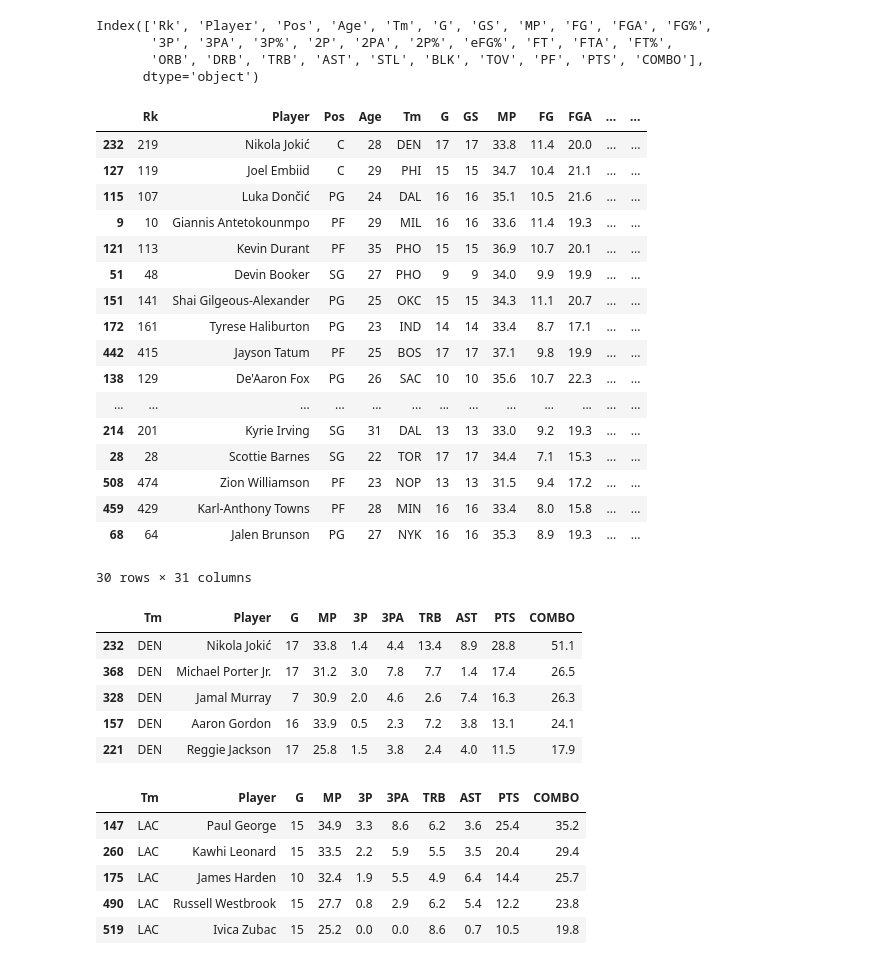
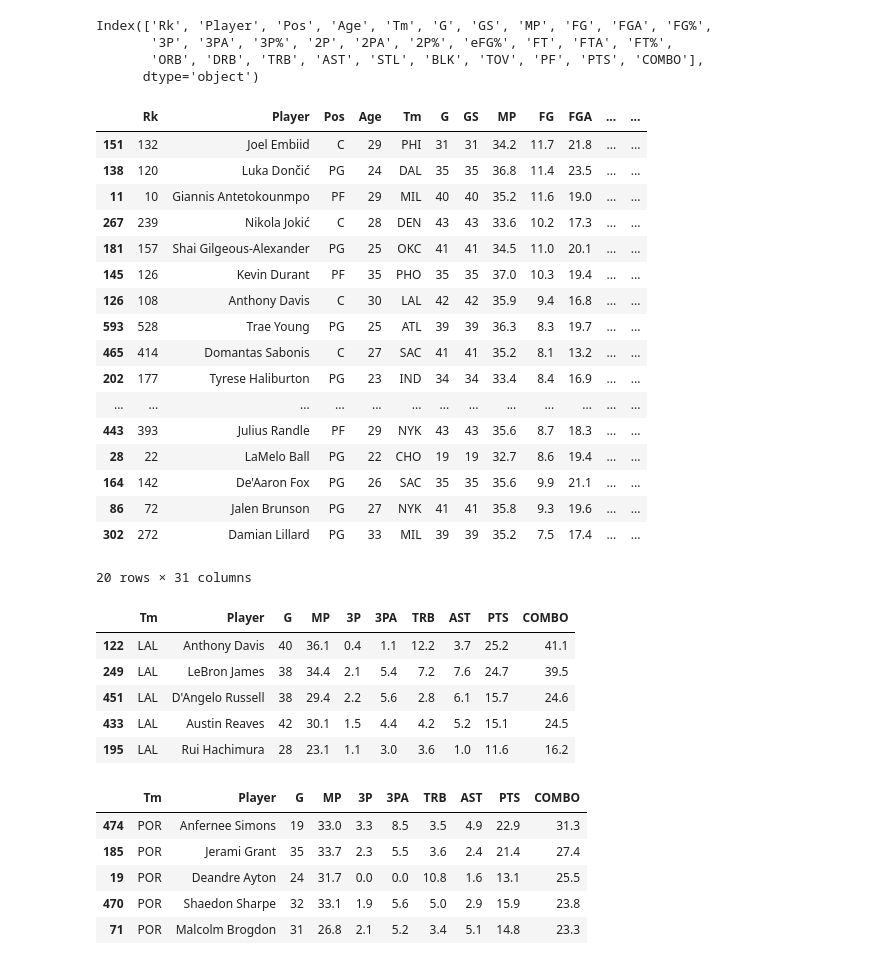
Before and after one commit to Aryan61905/SPIDE, a Jupyter notebook: Phase2/Notebooks/COMBO.ipynb, the cells around one changed output. Drawn from its saved outputs; the diff is of its cells as text; code cells hidden in the pictures.

```diff
--- a/Phase2/Notebooks/COMBO.ipynb
+++ b/Phase2/Notebooks/COMBO.ipynb
@@ -31,44 +31,44 @@ for team_name, group_data in grouped_teams:
 
 # Access each team's DataFrame using the team name
 # %%
-df.head(30)
+df.head(20)
 # %% [output]
 |  | Rk | Player | Pos | Age | Tm | G | GS | MP | FG | FGA | ... | ... |
-| 232 | 219 | Nikola Jokić | C | 28 | DEN | 17 | 17 | 33.8 | 11.4 | 20.0 | ... | ... |
-| 127 | 119 | Joel Embiid | C | 29 | PHI | 15 | 15 | 34.7 | 10.4 | 21.1 | ... | ... |
-| 115 | 107 | Luka Dončić | PG | 24 | DAL | 16 | 16 | 35.1 | 10.5 | 21.6 | ... | ... |
-| 9 | 10 | Giannis Antetokounmpo | PF | 29 | MIL | 16 | 16 | 33.6 | 11.4 | 19.3 | ... | ... |
-| 121 | 113 | Kevin Durant | PF | 35 | PHO | 15 | 15 | 36.9 | 10.7 | 20.1 | ... | ... |
-| 51 | 48 | Devin Booker | SG | 27 | PHO | 9 | 9 | 34.0 | 9.9 | 19.9 | ... | ... |
-| 151 | 141 | Shai Gilgeous-Alexander | PG | 25 | OKC | 15 | 15 | 34.3 | 11.1 | 20.7 | ... | ... |
-| 172 | 161 | Tyrese Haliburton | PG | 23 | IND | 14 | 14 | 33.4 | 8.7 | 17.1 | ... | ... |
-| 442 | 415 | Jayson Tatum | PF | 25 | BOS | 17 | 17 | 37.1 | 9.8 | 19.9 | ... | ... |
-| 138 | 129 | De'Aaron Fox | PG | 26 | SAC | 10 | 10 | 35.6 | 10.7 | 22.3 | ... | ... |
+| 151 | 132 | Joel Embiid | C | 29 | PHI | 31 | 31 | 34.2 | 11.7 | 21.8 | ... | ... |
+| 138 | 120 | Luka Dončić | PG | 24 | DAL | 35 | 35 | 36.8 | 11.4 | 23.5 | ... | ... |
+| 11 | 10 | Giannis Antetokounmpo | PF | 29 | MIL | 40 | 40 | 35.2 | 11.6 | 19.0 | ... | ... |
+| 267 | 239 | Nikola Jokić | C | 28 | DEN | 43 | 43 | 33.6 | 10.2 | 17.3 | ... | ... |
+| 181 | 157 | Shai Gilgeous-Alexander | PG | 25 | OKC | 41 | 41 | 34.5 | 11.0 | 20.1 | ... | ... |
+| 145 | 126 | Kevin Durant | PF | 35 | PHO | 35 | 35 | 37.0 | 10.3 | 19.4 | ... | ... |
+| 126 | 108 | Anthony Davis | C | 30 | LAL | 42 | 42 | 35.9 | 9.4 | 16.8 | ... | ... |
+| 593 | 528 | Trae Young | PG | 25 | ATL | 39 | 39 | 36.3 | 8.3 | 19.7 | ... | ... |
+| 465 | 414 | Domantas Sabonis | C | 27 | SAC | 41 | 41 | 35.2 | 8.1 | 13.2 | ... | ... |
+| 202 | 177 | Tyrese Haliburton | PG | 23 | IND | 34 | 34 | 33.4 | 8.4 | 16.9 | ... | ... |
 | ... | ... | ... | ... | ... | ... | ... | ... | ... | ... | ... | ... | ... |
-| 214 | 201 | Kyrie Irving | SG | 31 | DAL | 13 | 13 | 33.0 | 9.2 | 19.3 | ... | ... |
-| 28 | 28 | Scottie Barnes | SG | 22 | TOR | 17 | 17 | 34.4 | 7.1 | 15.3 | ... | ... |
-| 508 | 474 | Zion Williamson | PF | 23 | NOP | 13 | 13 | 31.5 | 9.4 | 17.2 | ... | ... |
-| 459 | 429 | Karl-Anthony Towns | PF | 28 | MIN | 16 | 16 | 33.4 | 8.0 | 15.8 | ... | ... |
-| 68 | 64 | Jalen Brunson | PG | 27 | NYK | 16 | 16 | 35.3 | 8.9 | 19.3 | ... | ... |
+| 443 | 393 | Julius Randle | PF | 29 | NYK | 43 | 43 | 35.6 | 8.7 | 18.3 | ... | ... |
+| 28 | 22 | LaMelo Ball | PG | 22 | CHO | 19 | 19 | 32.7 | 8.6 | 19.4 | ... | ... |
+| 164 | 142 | De'Aaron Fox | PG | 26 | SAC | 35 | 35 | 35.6 | 9.9 | 21.1 | ... | ... |
+| 86 | 72 | Jalen Brunson | PG | 27 | NYK | 41 | 41 | 35.8 | 9.3 | 19.6 | ... | ... |
+| 302 | 272 | Damian Lillard | PG | 33 | MIL | 39 | 39 | 35.2 | 7.5 | 17.4 | ... | ... |
-30 rows × 31 columns
+20 rows × 31 columns
 # %%
-team_dataframes["DEN"].head(5)
+team_dataframes["LAL"].head(5)
 # %% [output]
 |  | Tm | Player | G | MP | 3P | 3PA | TRB | AST | PTS | COMBO |
-| 232 | DEN | Nikola Jokić | 17 | 33.8 | 1.4 | 4.4 | 13.4 | 8.9 | 28.8 | 51.1 |
-| 368 | DEN | Michael Porter Jr. | 17 | 31.2 | 3.0 | 7.8 | 7.7 | 1.4 | 17.4 | 26.5 |
-| 328 | DEN | Jamal Murray | 7 | 30.9 | 2.0 | 4.6 | 2.6 | 7.4 | 16.3 | 26.3 |
-| 157 | DEN | Aaron Gordon | 16 | 33.9 | 0.5 | 2.3 | 7.2 | 3.8 | 13.1 | 24.1 |
-| 221 | DEN | Reggie Jackson | 17 | 25.8 | 1.5 | 3.8 | 2.4 | 4.0 | 11.5 | 17.9 |
+| 122 | LAL | Anthony Davis | 40 | 36.1 | 0.4 | 1.1 | 12.2 | 3.7 | 25.2 | 41.1 |
+| 249 | LAL | LeBron James | 38 | 34.4 | 2.1 | 5.4 | 7.2 | 7.6 | 24.7 | 39.5 |
+| 451 | LAL | D'Angelo Russell | 38 | 29.4 | 2.2 | 5.6 | 2.8 | 6.1 | 15.7 | 24.6 |
+| 433 | LAL | Austin Reaves | 42 | 30.1 | 1.5 | 4.4 | 4.2 | 5.2 | 15.1 | 24.5 |
+| 195 | LAL | Rui Hachimura | 28 | 23.1 | 1.1 | 3.0 | 3.6 | 1.0 | 11.6 | 16.2 |
 # %%
-team_dataframes["LAC"].head(5)
+team_dataframes["POR"].head(5)
 # %% [output]
 |  | Tm | Player | G | MP | 3P | 3PA | TRB | AST | PTS | COMBO |
-| 147 | LAC | Paul George | 15 | 34.9 | 3.3 | 8.6 | 6.2 | 3.6 | 25.4 | 35.2 |
-| 260 | LAC | Kawhi Leonard | 15 | 33.5 | 2.2 | 5.9 | 5.5 | 3.5 | 20.4 | 29.4 |
-| 175 | LAC | James Harden | 10 | 32.4 | 1.9 | 5.5 | 4.9 | 6.4 | 14.4 | 25.7 |
-| 490 | LAC | Russell Westbrook | 15 | 27.7 | 0.8 | 2.9 | 6.2 | 5.4 | 12.2 | 23.8 |
-| 519 | LAC | Ivica Zubac | 15 | 25.2 | 0.0 | 0.0 | 8.6 | 0.7 | 10.5 | 19.8 |
+| 474 | POR | Anfernee Simons | 19 | 33.0 | 3.3 | 8.5 | 3.5 | 4.9 | 22.9 | 31.3 |
+| 185 | POR | Jerami Grant | 35 | 33.7 | 2.3 | 5.5 | 3.6 | 2.4 | 21.4 | 27.4 |
+| 19 | POR | Deandre Ayton | 24 | 31.7 | 0.0 | 0.0 | 10.8 | 1.6 | 13.1 | 25.5 |
+| 470 | POR | Shaedon Sharpe | 32 | 33.1 | 1.9 | 5.6 | 5.0 | 2.9 | 15.9 | 23.8 |
+| 71 | POR | Malcolm Brogdon | 31 | 26.8 | 2.1 | 5.2 | 3.4 | 5.1 | 14.8 | 23.3 |
 # %%
 import sqlite3
 conn = sqlite3.connect("/Users/roy/Desktop/SPIDE/Phase2/DataBase/NBA_Player_Database.db")
```
Also changed, not shown: parts of 1 cell of this notebook, 4 other files.
